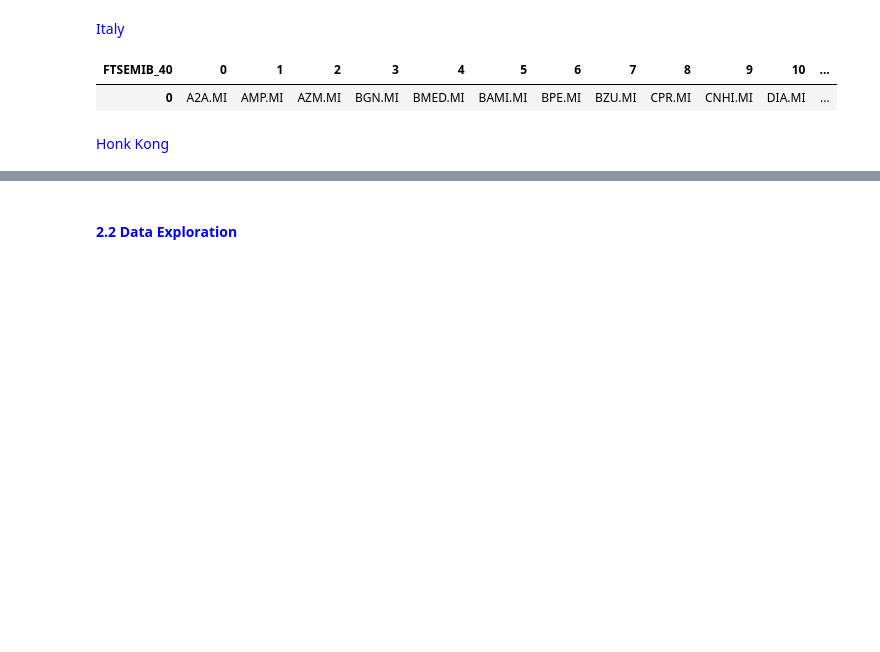
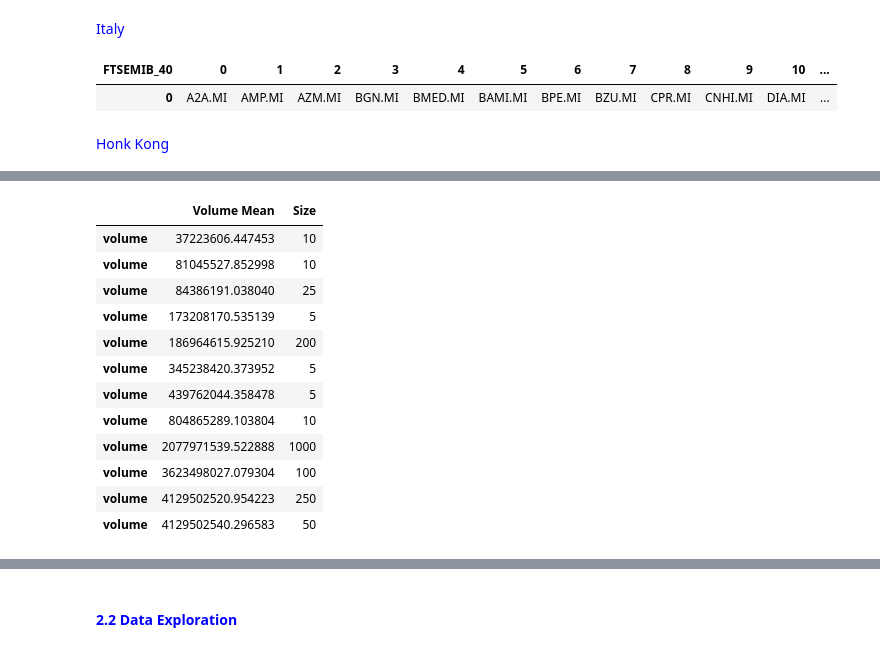
Before and after one commit to EMarquez7/Examen-de-Simulaci-n-2, a Jupyter notebook: SP500-Risk-Optimized-Portfolios-ML.ipynb, the cells around one changed output, grey strips where cells are left out. Cells and saved outputs as stored; diff of their text form; code cells hidden in the pictures; blank space fills up the shorter version.

```diff
--- a/SP500-Risk-Optimized-Portfolios-ML.ipynb
+++ b/SP500-Risk-Optimized-Portfolios-ML.ipynb
@@ -367,0 +386,16 @@ HK = list[11]
+# %%
+pd.DataFrame({"Volume Mean": adjindex.volume.mean(), "Size": np.array([250, 5, 100, 50, 10, 5, 25, 200, 10, 10, 5, 1000])}, index=indexes.sort()).sort_values(by="Volume Mean", ascending=True)
+# %% [output]
+|  | Volume Mean | Size |
+| volume | 37223606.447453 | 10 |
+| volume | 81045527.852998 | 10 |
+| volume | 84386191.038040 | 25 |
+| volume | 173208170.535139 | 5 |
+| volume | 186964615.925210 | 200 |
+| volume | 345238420.373952 | 5 |
+| volume | 439762044.358478 | 5 |
+| volume | 804865289.103804 | 10 |
+| volume | 2077971539.522888 | 1000 |
+| volume | 3623498027.079304 | 100 |
+| volume | 4129502520.954223 | 250 |
+| volume | 4129502540.296583 | 50 |
```
Also changed, not shown: parts of 83 cells of this notebook, 8 other files.
